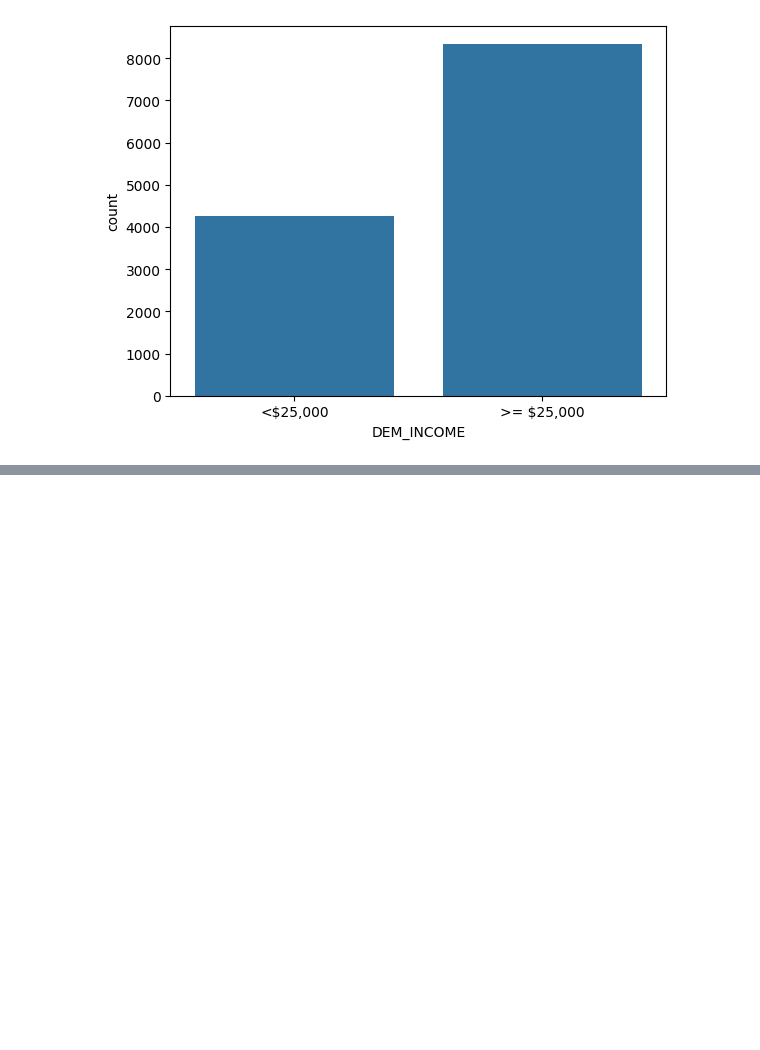
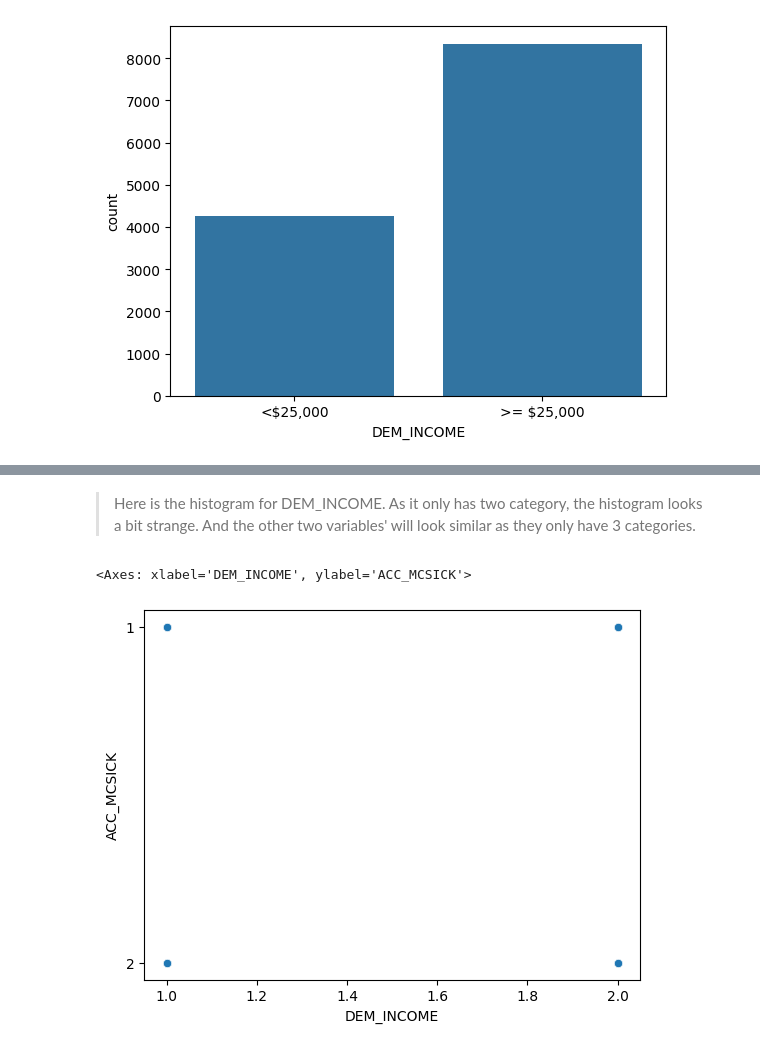
Before and after one commit to LindaMjw/visualization, a Jupyter notebook: assignment/assignment.ipynb, the cells around one changed output, grey strips where cells are left out. Cells and saved outputs as stored; diff of their text form; code cells hidden in the pictures; blank space fills up the shorter version.

```diff
--- a/assignment/assignment.ipynb
+++ b/assignment/assignment.ipynb
@@ -339,0 +363,7 @@ plt.xticks(ticks=[0, 1], labels=['<$25,000', '>= $25,000']) #  1 = <\$25,000; 2
+# %% [markdown]
+> Here is the histogram for DEM_INCOME. As it only has two category, the histogram looks a bit strange. And the other two variables' will look similar as they only have 3 categories.
+# %%
+sns.scatterplot(data=df,x='DEM_INCOME',y='ACC_MCSICK')
+# %% [output]
+<Axes: xlabel='DEM_INCOME', ylabel='ACC_MCSICK'>
+[figure, added]
```
Also changed, not shown: parts of 17 cells of this notebook.
